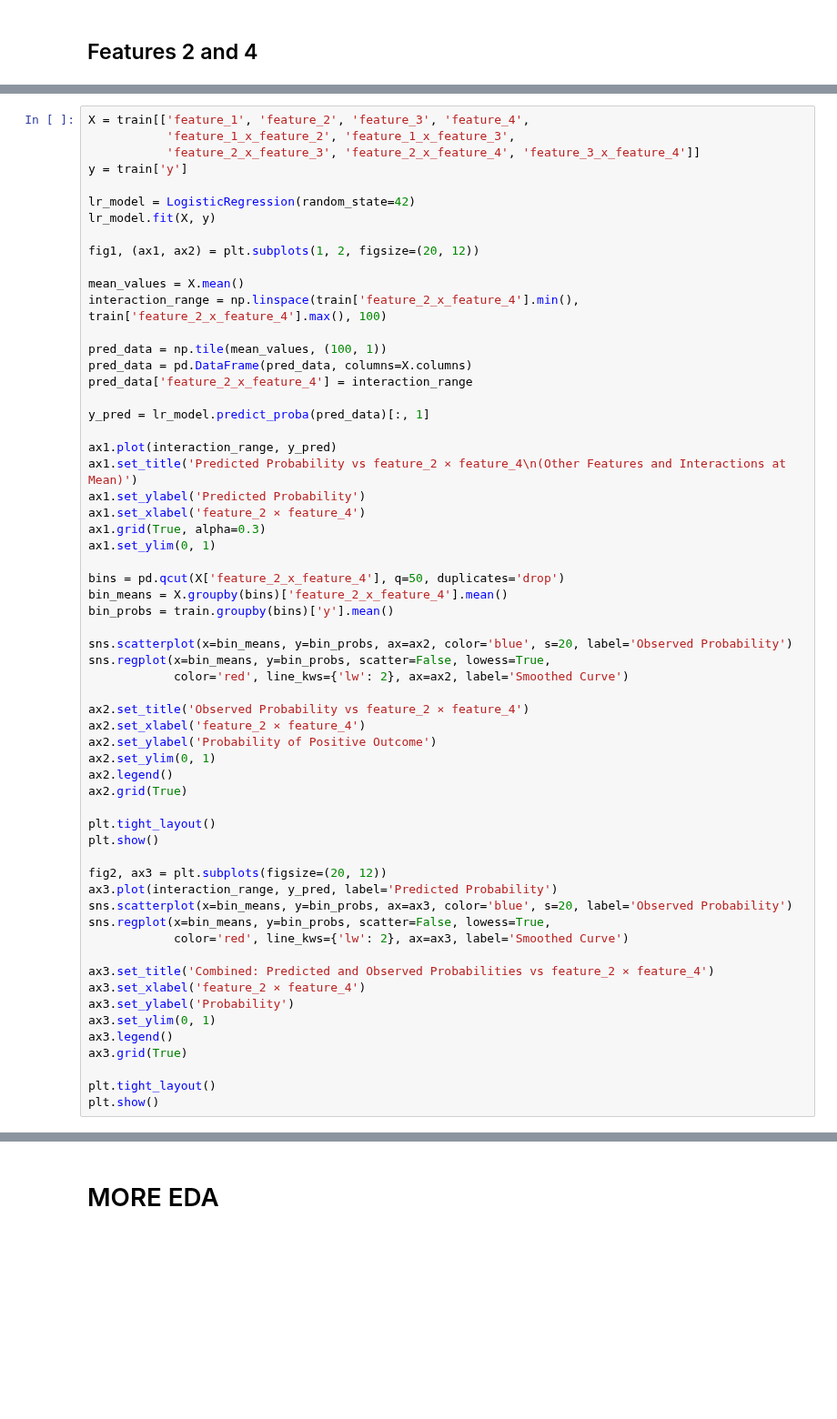
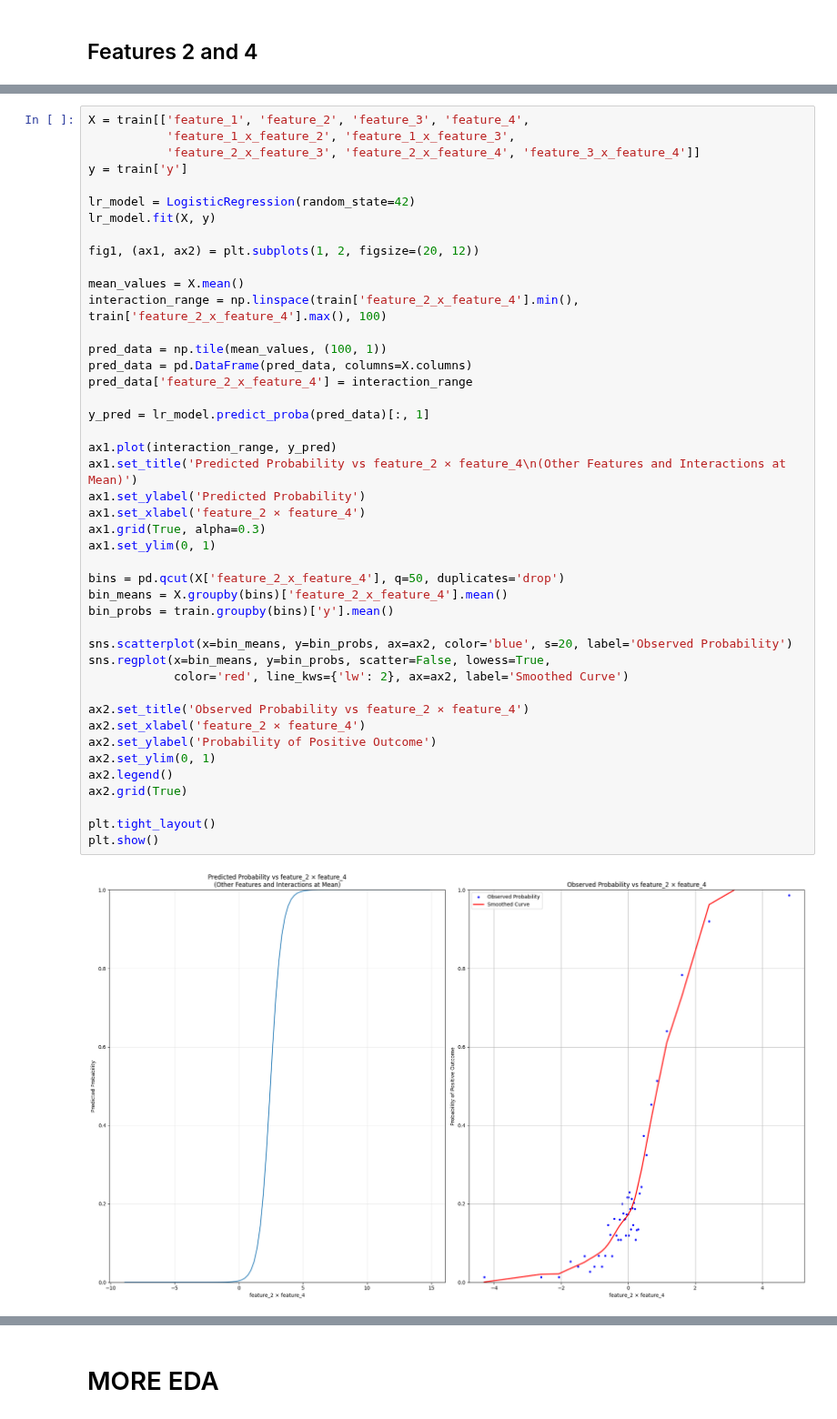
Before and after one commit to Jacob-J-Richards/DS_DA_Projects, a Jupyter notebook: 3-90+_DaysPastDue/90_DPD_Python.ipynb, the cells around one changed output, grey strips where cells are left out. Shown at 91% size. Cells and saved outputs as stored; diff of their text form; blank space fills up the shorter version.

```diff
--- a/3-90+_DaysPastDue/90_DPD_Python.ipynb
+++ b/3-90+_DaysPastDue/90_DPD_Python.ipynb
@@ -366,46 +360,32 @@ interaction_range = np.linspace(train['feature_2_x_feature_4'].min(), train['fea
 pred_data = np.tile(mean_values, (100, 1))
 pred_data = pd.DataFrame(pred_data, columns=X.columns)
 pred_data['feature_2_x_feature_4'] = interaction_range
 
 y_pred = lr_model.predict_proba(pred_data)[:, 1]
 
 ax1.plot(interaction_range, y_pred)
 ax1.set_title('Predicted Probability vs feature_2 × feature_4\n(Other Features and Interactions at Mean)')
 ax1.set_ylabel('Predicted Probability')
 ax1.set_xlabel('feature_2 × feature_4')
 ax1.grid(True, alpha=0.3)
 ax1.set_ylim(0, 1)
 
 bins = pd.qcut(X['feature_2_x_feature_4'], q=50, duplicates='drop')
 bin_means = X.groupby(bins)['feature_2_x_feature_4'].mean()
 bin_probs = train.groupby(bins)['y'].mean()
 
 sns.scatterplot(x=bin_means, y=bin_probs, ax=ax2, color='blue', s=20, label='Observed Probability')
 sns.regplot(x=bin_means, y=bin_probs, scatter=False, lowess=True,
             color='red', line_kws={'lw': 2}, ax=ax2, label='Smoothed Curve')
 
 ax2.set_title('Observed Probability vs feature_2 × feature_4')
 ax2.set_xlabel('feature_2 × feature_4')
 ax2.set_ylabel('Probability of Positive Outcome')
 ax2.set_ylim(0, 1)
 ax2.legend()
 ax2.grid(True)
 
 plt.tight_layout()
 plt.show()
-
-fig2, ax3 = plt.subplots(figsize=(20, 12))
-ax3.plot(interaction_range, y_pred, label='Predicted Probability')
-sns.scatterplot(x=bin_means, y=bin_probs, ax=ax3, color='blue', s=20, label='Observed Probability')
-sns.regplot(x=bin_means, y=bin_probs, scatter=False, lowess=True,
-            color='red', line_kws={'lw': 2}, ax=ax3, label='Smoothed Curve')
-
-ax3.set_title('Combined: Predicted and Observed Probabilities vs feature_2 × feature_4')
-ax3.set_xlabel('feature_2 × feature_4')
-ax3.set_ylabel('Probability')
-ax3.set_ylim(0, 1)
-ax3.legend()
-ax3.grid(True)
-
-plt.tight_layout()
-plt.show()
+# %% [output]
+[figure, added]
```
Also changed, not shown: parts of 44 cells of this notebook.
